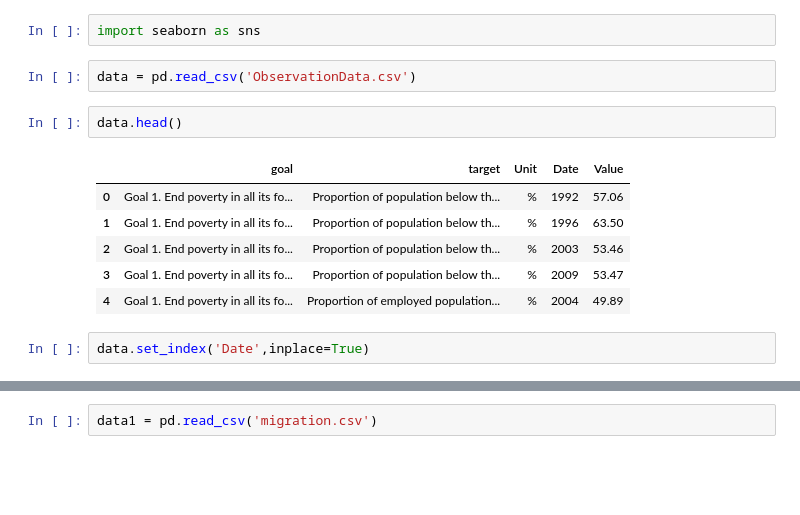
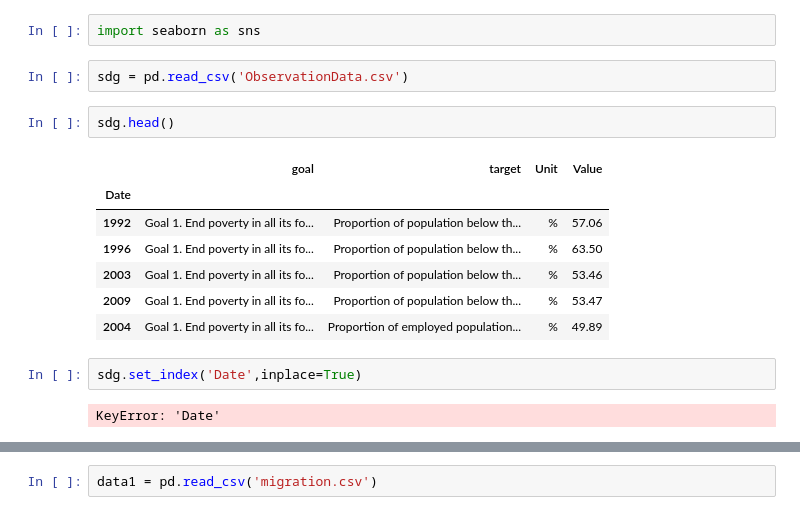
Before and after one commit to OmolaraAdisa/Omolara_capstone_project, a Jupyter notebook: Standard of living.ipynb, the cells around one changed output, grey strips where cells are left out. Drawn from its saved outputs; the diff is of its cells as text; blank space fills up the shorter version.

```diff
--- a/Standard of living.ipynb
+++ b/Standard of living.ipynb
@@ -7,16 +7,19 @@ import numpy as np
 # %%
 import seaborn as sns
 # %%
-data = pd.read_csv('ObservationData.csv')
+sdg = pd.read_csv('ObservationData.csv')
 # %%
-data.head()
+sdg.head()
 # %% [output]
-|  | goal | target | Unit | Date | Value |
-| 0 | Goal 1. End poverty in all its fo... | Proportion of population below th... | % | 1992 | 57.06 |
-| 1 | Goal 1. End poverty in all its fo... | Proportion of population below th... | % | 1996 | 63.50 |
-| 2 | Goal 1. End poverty in all its fo... | Proportion of population below th... | % | 2003 | 53.46 |
-| 3 | Goal 1. End poverty in all its fo... | Proportion of population below th... | % | 2009 | 53.47 |
-| 4 | Goal 1. End poverty in all its fo... | Proportion of employed population... | % | 2004 | 49.89 |
+|  | goal | target | Unit | Value |
+| Date |  |  |  |  |
+| 1992 | Goal 1. End poverty in all its fo... | Proportion of population below th... | % | 57.06 |
+| 1996 | Goal 1. End poverty in all its fo... | Proportion of population below th... | % | 63.50 |
+| 2003 | Goal 1. End poverty in all its fo... | Proportion of population below th... | % | 53.46 |
+| 2009 | Goal 1. End poverty in all its fo... | Proportion of population below th... | % | 53.47 |
+| 2004 | Goal 1. End poverty in all its fo... | Proportion of employed population... | % | 49.89 |
 # %%
-data.set_index('Date',inplace=True)
+sdg.set_index('Date',inplace=True)
+# %% [output]
+KeyError: 'Date'
 # %%
```
Also changed, not shown: parts of 8 cells of this notebook.
